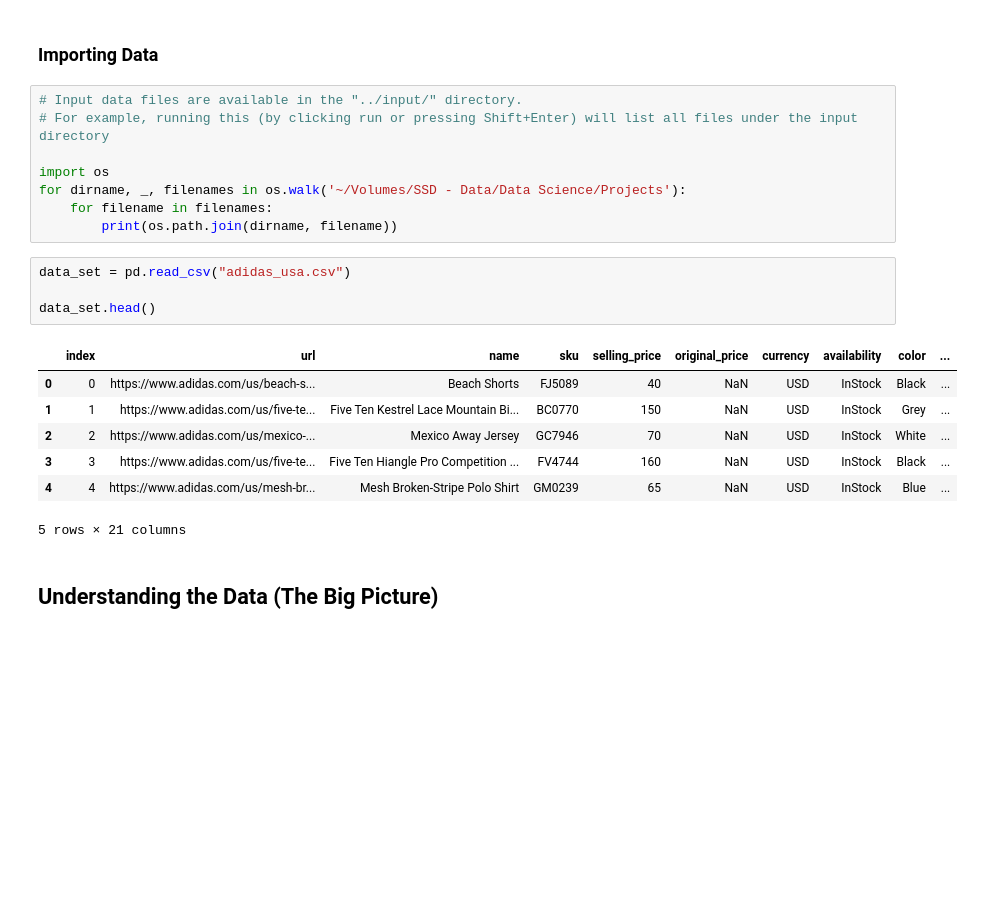
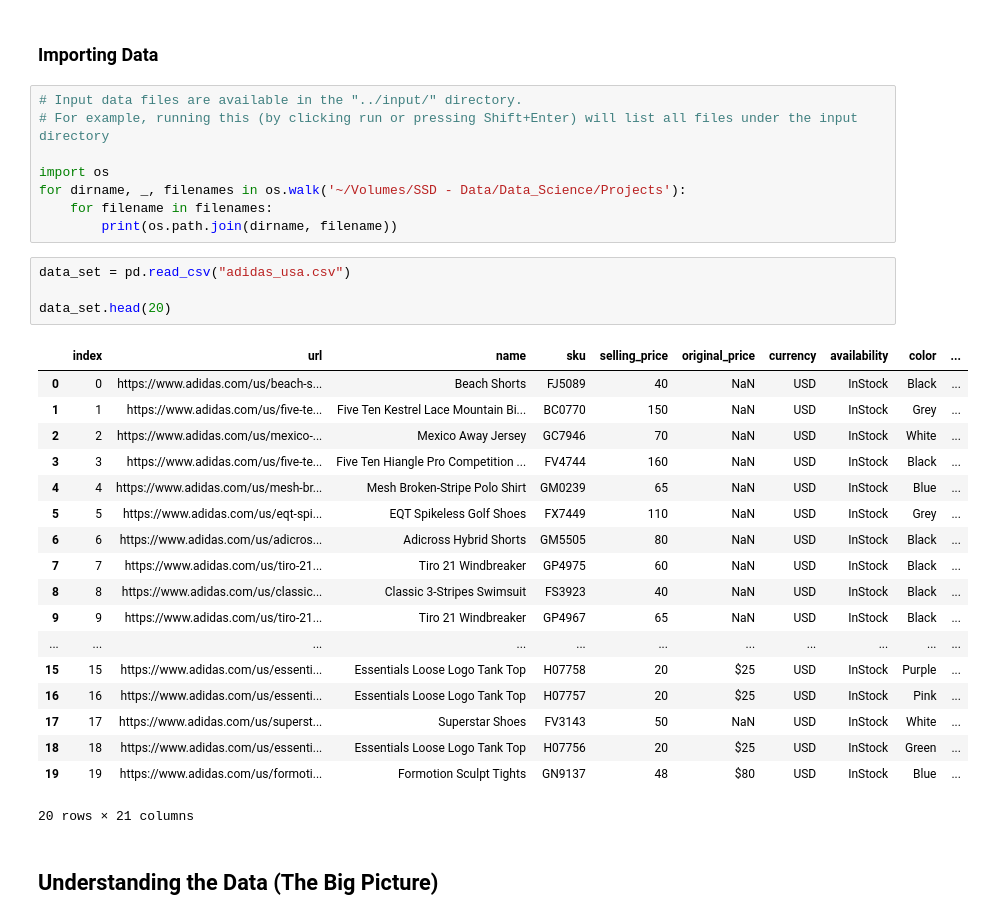
Before and after one commit to baldeamadu/Adidas_EDA, a Jupyter notebook: ADIDAS_EDA.ipynb, the cells around one changed output. Cells and saved outputs as stored; diff of their text form; blank space fills up the shorter version.

```diff
--- a/ADIDAS_EDA.ipynb
+++ b/ADIDAS_EDA.ipynb
@@ -25,21 +25,32 @@ import seaborn as sns
 # For example, running this (by clicking run or pressing Shift+Enter) will list all files under the input directory
 
 import os
-for dirname, _, filenames in os.walk('~/Volumes/SSD - Data/Data Science/Projects'):
+for dirname, _, filenames in os.walk('~/Volumes/SSD - Data/Data_Science/Projects'):
     for filename in filenames:
         print(os.path.join(dirname, filename))
 # %%
 data_set = pd.read_csv("adidas_usa.csv")
 
-data_set.head()
+data_set.head(20)
 # %% [output]
 |  | index | url | name | sku | selling_price | original_price | currency | availability | color | ... |
 | 0 | 0 | https://www.adidas.com/us/beach-s... | Beach Shorts | FJ5089 | 40 | NaN | USD | InStock | Black | ... |
 | 1 | 1 | https://www.adidas.com/us/five-te... | Five Ten Kestrel Lace Mountain Bi... | BC0770 | 150 | NaN | USD | InStock | Grey | ... |
 | 2 | 2 | https://www.adidas.com/us/mexico-... | Mexico Away Jersey | GC7946 | 70 | NaN | USD | InStock | White | ... |
 | 3 | 3 | https://www.adidas.com/us/five-te... | Five Ten Hiangle Pro Competition ... | FV4744 | 160 | NaN | USD | InStock | Black | ... |
 | 4 | 4 | https://www.adidas.com/us/mesh-br... | Mesh Broken-Stripe Polo Shirt | GM0239 | 65 | NaN | USD | InStock | Blue | ... |
+| 5 | 5 | https://www.adidas.com/us/eqt-spi... | EQT Spikeless Golf Shoes | FX7449 | 110 | NaN | USD | InStock | Grey | ... |
+| 6 | 6 | https://www.adidas.com/us/adicros... | Adicross Hybrid Shorts | GM5505 | 80 | NaN | USD | InStock | Black | ... |
+| 7 | 7 | https://www.adidas.com/us/tiro-21... | Tiro 21 Windbreaker | GP4975 | 60 | NaN | USD | InStock | Black | ... |
+| 8 | 8 | https://www.adidas.com/us/classic... | Classic 3-Stripes Swimsuit | FS3923 | 40 | NaN | USD | InStock | Black | ... |
+| 9 | 9 | https://www.adidas.com/us/tiro-21... | Tiro 21 Windbreaker | GP4967 | 65 | NaN | USD | InStock | Black | ... |
+| ... | ... | ... | ... | ... | ... | ... | ... | ... | ... | ... |
+| 15 | 15 | https://www.adidas.com/us/essenti... | Essentials Loose Logo Tank Top | H07758 | 20 | $25 | USD | InStock | Purple | ... |
+| 16 | 16 | https://www.adidas.com/us/essenti... | Essentials Loose Logo Tank Top | H07757 | 20 | $25 | USD | InStock | Pink | ... |
+| 17 | 17 | https://www.adidas.com/us/superst... | Superstar Shoes | FV3143 | 50 | NaN | USD | InStock | White | ... |
+| 18 | 18 | https://www.adidas.com/us/essenti... | Essentials Loose Logo Tank Top | H07756 | 20 | $25 | USD | InStock | Green | ... |
+| 19 | 19 | https://www.adidas.com/us/formoti... | Formotion Sculpt Tights | GN9137 | 48 | $80 | USD | InStock | Blue | ... |
-5 rows × 21 columns
+20 rows × 21 columns
 # %% [markdown]
 ## Understanding the Data (The Big Picture)
 # %%
```
Also changed, not shown: parts of 23 cells of this notebook.
